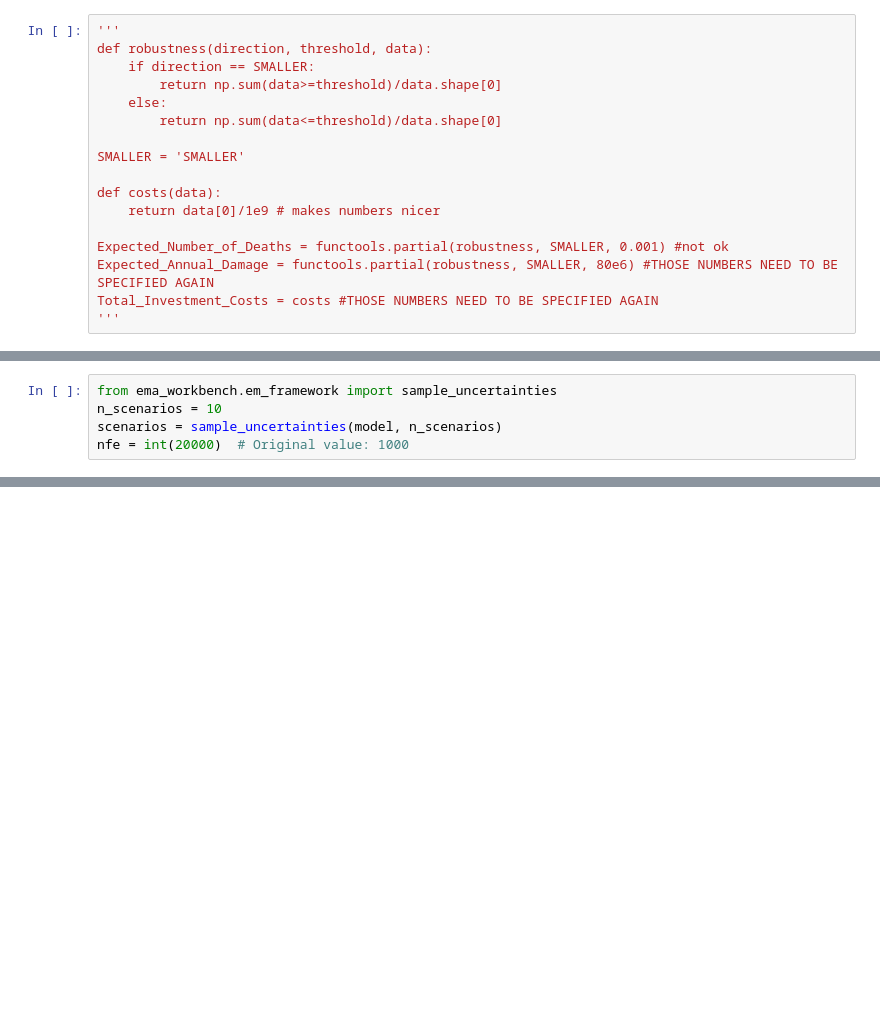
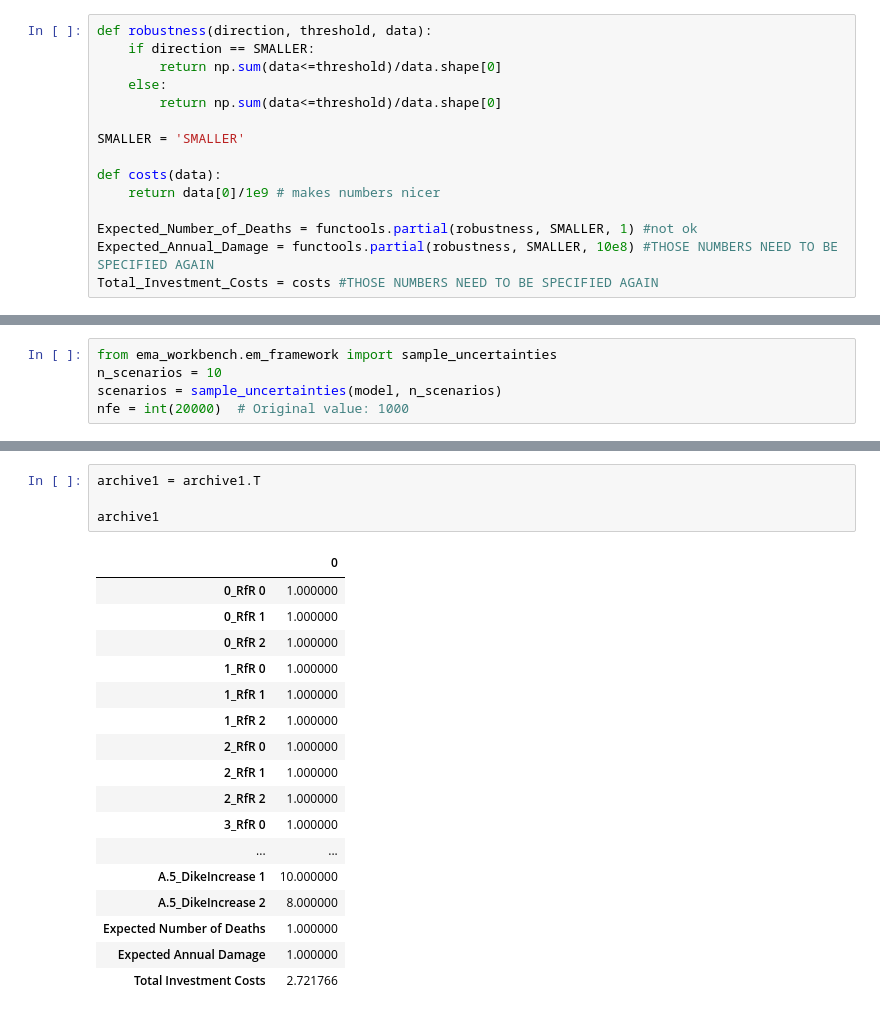
Before and after one commit to hannadenekamp/modelbased, a Jupyter notebook: Robustness.ipynb, the cells around one changed output, grey strips where cells are left out. Saved outputs shown, nothing was run; the diff lists cells and outputs as text; blank space fills up the shorter version.

```diff
--- a/Robustness.ipynb
+++ b/Robustness.ipynb
@@ -13,10 +13,9 @@ from ema_workbench import ema_logging, MultiprocessingEvaluator, SequentialEvalu
 # %%
 np.random.seed(0)
 # %%
-'''
 def robustness(direction, threshold, data):
     if direction == SMALLER:
-        return np.sum(data>=threshold)/data.shape[0]
+        return np.sum(data<=threshold)/data.shape[0]
     else:
         return np.sum(data<=threshold)/data.shape[0]
 
@@ -25,7 +24,6 @@ SMALLER = 'SMALLER'
 def costs(data):
     return data[0]/1e9 # makes numbers nicer
 
-Expected_Number_of_Deaths = functools.partial(robustness, SMALLER, 0.001) #not ok
-Expected_Annual_Damage = functools.partial(robustness, SMALLER, 80e6) #THOSE NUMBERS NEED TO BE SPECIFIED AGAIN
+Expected_Number_of_Deaths = functools.partial(robustness, SMALLER, 1) #not ok
+Expected_Annual_Damage = functools.partial(robustness, SMALLER, 10e8) #THOSE NUMBERS NEED TO BE SPECIFIED AGAIN
 Total_Investment_Costs = costs #THOSE NUMBERS NEED TO BE SPECIFIED AGAIN
-'''
@@ -227,6 +213,28 @@ archive1, convergence = results4
 [MainProcess/INFO] pool started with 8 workers
 [MainProcess/INFO] optimization completed, found 1 solutions
 [MainProcess/INFO] terminating pool
+# %%
+archive1 = archive1.T
+
+archive1
+# %% [output]
+|  | 0 |
+| 0_RfR 0 | 1.000000 |
+| 0_RfR 1 | 1.000000 |
+| 0_RfR 2 | 1.000000 |
+| 1_RfR 0 | 1.000000 |
+| 1_RfR 1 | 1.000000 |
+| 1_RfR 2 | 1.000000 |
+| 2_RfR 0 | 1.000000 |
+| 2_RfR 1 | 1.000000 |
+| 2_RfR 2 | 1.000000 |
+| 3_RfR 0 | 1.000000 |
+| ... | ... |
+| A.5_DikeIncrease 1 | 10.000000 |
+| A.5_DikeIncrease 2 | 8.000000 |
+| Expected Number of Deaths | 1.000000 |
+| Expected Annual Damage | 1.000000 |
+| Total Investment Costs | 2.721766 |
 # %%
 from ema_workbench.analysis import parcoords
 
```
Also changed, not shown: parts of 41 cells of this notebook, 4 other files.
